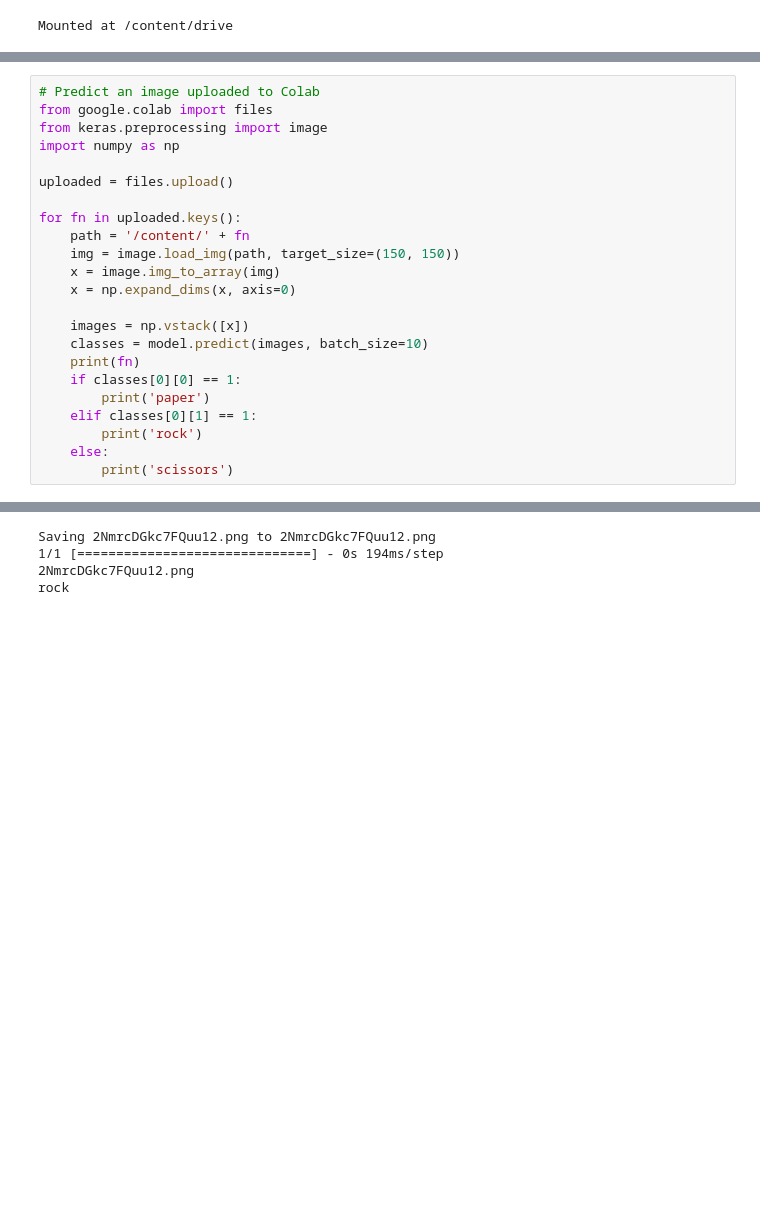
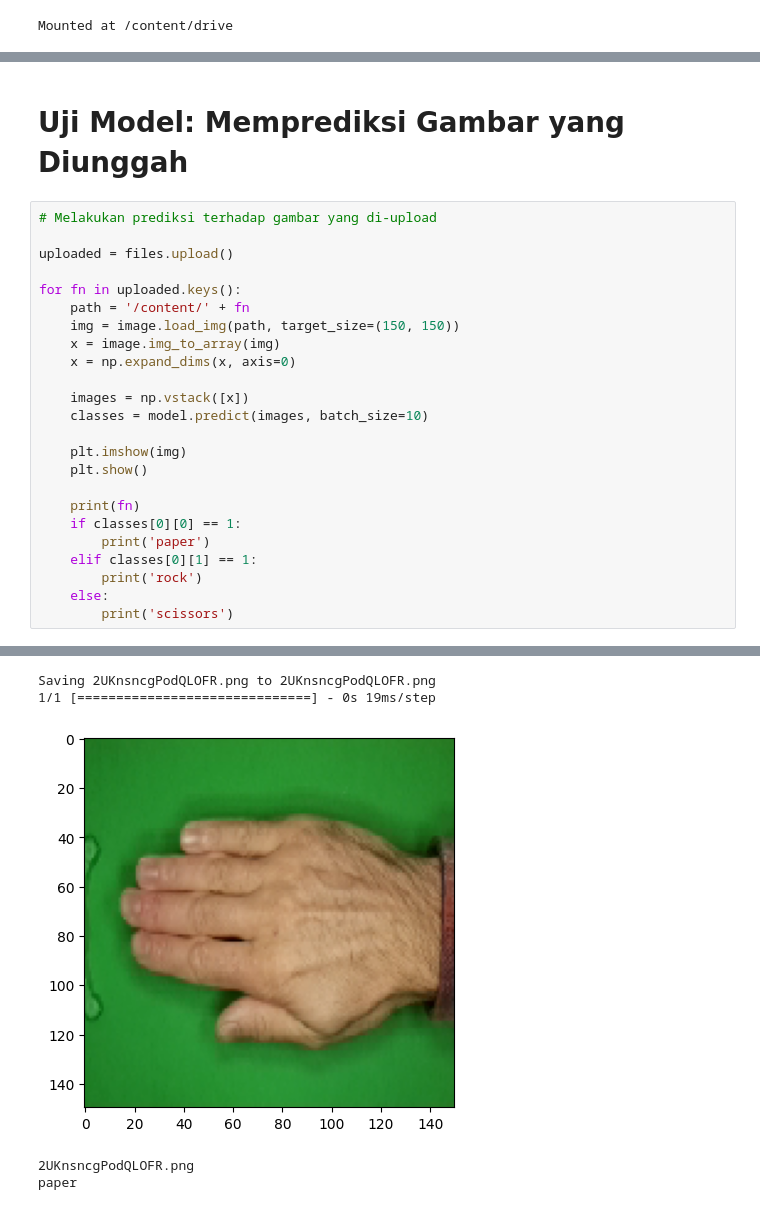
Before and after one commit to masfudindc/image-classification-project, a Jupyter notebook: masfudin_image_classification_dicoding.ipynb, the cells around one changed output, grey strips where cells are left out. Saved outputs shown, nothing was run; the diff lists cells and outputs as text; blank space fills up the shorter version.

Commit message:
feat: Add output image feature

```diff
--- a/masfudin_image_classification_dicoding.ipynb
+++ b/masfudin_image_classification_dicoding.ipynb
@@ -151,29 +129,33 @@ FileNotFoundError: ignored
+# %% [markdown]
+# **Uji Model: Memprediksi Gambar yang Diunggah**
 # %%
-# Predict an image uploaded to Colab
-from google.colab import files
-from keras.preprocessing import image
-import numpy as np
+# Melakukan prediksi terhadap gambar yang di-upload
 
 uploaded = files.upload()
 
 for fn in uploaded.keys():
     path = '/content/' + fn
     img = image.load_img(path, target_size=(150, 150))
     x = image.img_to_array(img)
     x = np.expand_dims(x, axis=0)
 
     images = np.vstack([x])
     classes = model.predict(images, batch_size=10)
+
+    plt.imshow(img)
+    plt.show()
+
     print(fn)
     if classes[0][0] == 1:
         print('paper')
     elif classes[0][1] == 1:
         print('rock')
     else:
         print('scissors')
 # %% [output]
 [interactive output not drawn]
-Saving 2NmrcDGkc7FQuu12.png to 2NmrcDGkc7FQuu12.png
-1/1 [==============================] - 0s 194ms/step
-2NmrcDGkc7FQuu12.png
-rock
+Saving 2UKnsncgPodQLOFR.png to 2UKnsncgPodQLOFR.png
+1/1 [==============================] - 0s 19ms/step
+[figure, added]
+2UKnsncgPodQLOFR.png
+paper
```
Also changed, not shown: parts of 15 cells of this notebook.
